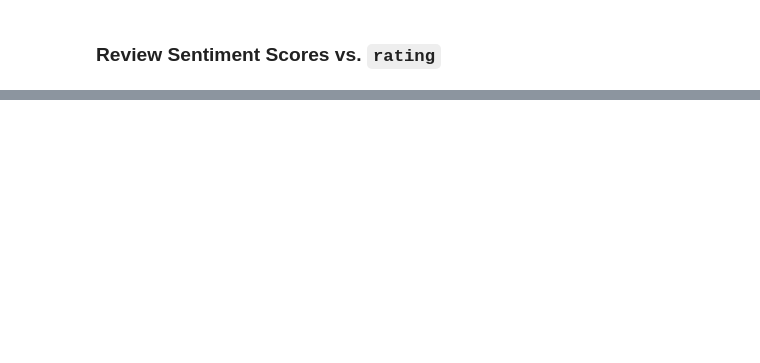
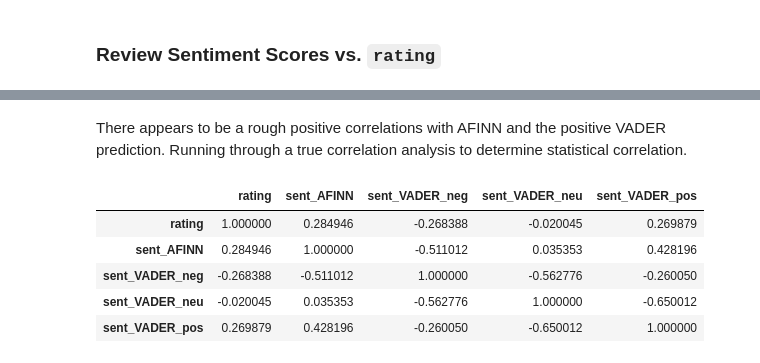
Before and after one commit to ddil2149/datascience_portfolio, a Jupyter notebook: pharmaceuticalReview_text/PharmaceuticalReview.ipynb, the cells around one changed output, grey strips where cells are left out. Cells and saved outputs as stored; diff of their text form; code cells hidden in the pictures; blank space fills up the shorter version.

```diff
--- a/pharmaceuticalReview_text/PharmaceuticalReview.ipynb
+++ b/pharmaceuticalReview_text/PharmaceuticalReview.ipynb
@@ -206,0 +257,11 @@ fullDat.head()
+# %% [markdown]
+There appears to be a rough positive correlations with AFINN and the positive VADER prediction. Running through a true correlation analysis to determine statistical correlation.
+# %%
+fullDat[['rating', 'sent_AFINN', 'sent_VADER_neg', 'sent_VADER_neu', 'sent_VADER_pos']].corr()
+# %% [output]
+|  | rating | sent_AFINN | sent_VADER_neg | sent_VADER_neu | sent_VADER_pos |
+| rating | 1.000000 | 0.284946 | -0.268388 | -0.020045 | 0.269879 |
+| sent_AFINN | 0.284946 | 1.000000 | -0.511012 | 0.035353 | 0.428196 |
+| sent_VADER_neg | -0.268388 | -0.511012 | 1.000000 | -0.562776 | -0.260050 |
+| sent_VADER_neu | -0.020045 | 0.035353 | -0.562776 | 1.000000 | -0.650012 |
+| sent_VADER_pos | 0.269879 | 0.428196 | -0.260050 | -0.650012 | 1.000000 |
```
Also changed, not shown: parts of 17 cells of this notebook.
